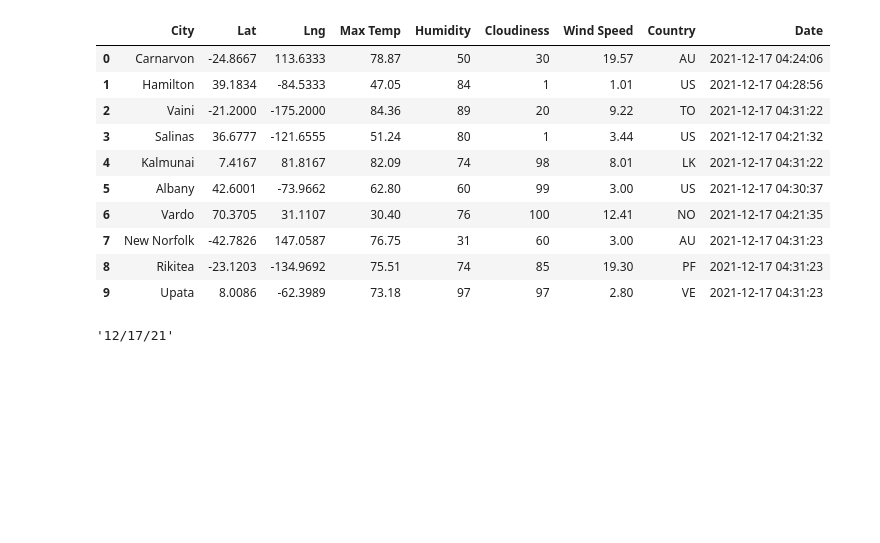
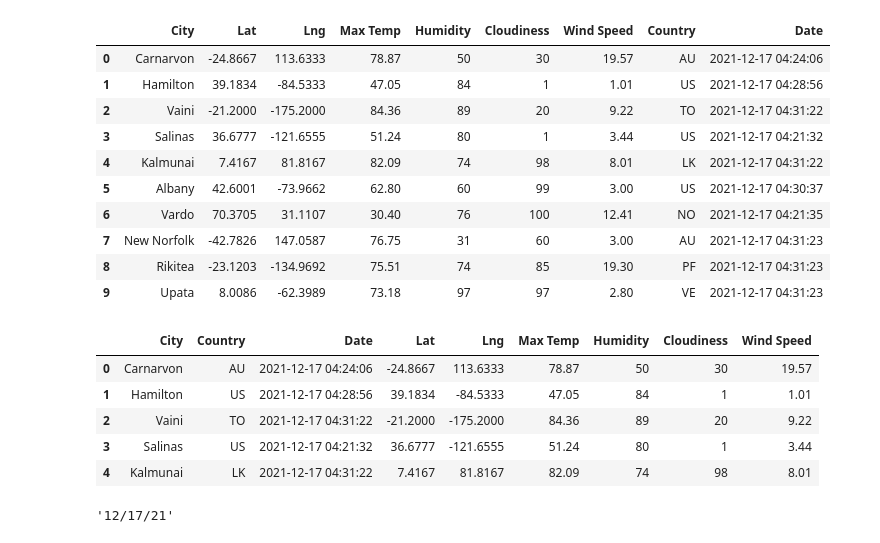
Before and after one commit to pavelt224/World_Weather_Analysis, a Jupyter notebook: WeatherPy.ipynb, the cells around one changed output. Drawn from its saved outputs; the diff is of its cells as text; code cells hidden in the pictures; blank space fills up the shorter version.

```diff
--- a/WeatherPy.ipynb
+++ b/WeatherPy.ipynb
@@ -160,6 +160,15 @@ city_data_df.head(10)
 new_column_order = ["City","Country","Date","Lat","Lng","Max Temp","Humidity","Cloudiness","Wind Speed"]
 # %%
 city_data_df = city_data_df[new_column_order]
+# %%
+city_data_df.head()
+# %% [output]
+|  | City | Country | Date | Lat | Lng | Max Temp | Humidity | Cloudiness | Wind Speed |
+| 0 | Carnarvon | AU | 2021-12-17 04:24:06 | -24.8667 | 113.6333 | 78.87 | 50 | 30 | 19.57 |
+| 1 | Hamilton | US | 2021-12-17 04:28:56 | 39.1834 | -84.5333 | 47.05 | 84 | 1 | 1.01 |
+| 2 | Vaini | TO | 2021-12-17 04:31:22 | -21.2000 | -175.2000 | 84.36 | 89 | 20 | 9.22 |
+| 3 | Salinas | US | 2021-12-17 04:21:32 | 36.6777 | -121.6555 | 51.24 | 80 | 1 | 3.44 |
+| 4 | Kalmunai | LK | 2021-12-17 04:31:22 | 7.4167 | 81.8167 | 82.09 | 74 | 98 | 8.01 |
 # %%
 # Create the output file (CSV).
 output_data_file = "weather_data/cities.csv"
```
Also changed, not shown: parts of 2 cells of this notebook, 5 other files.
